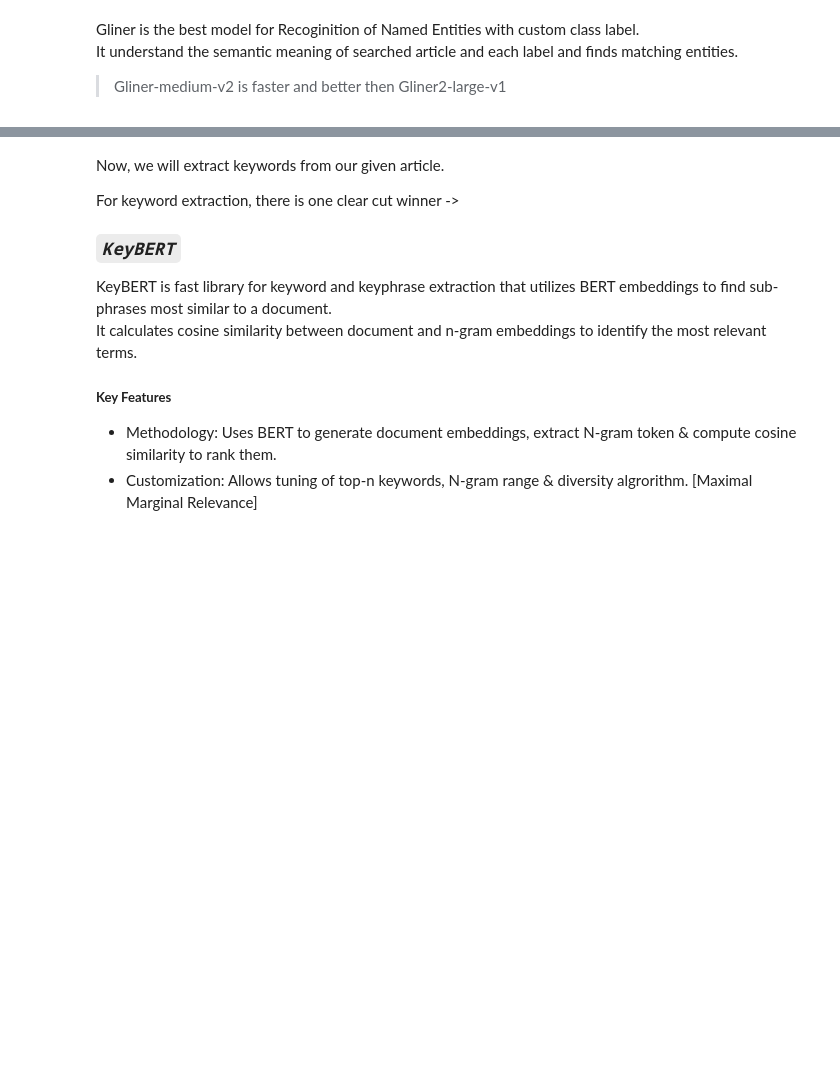
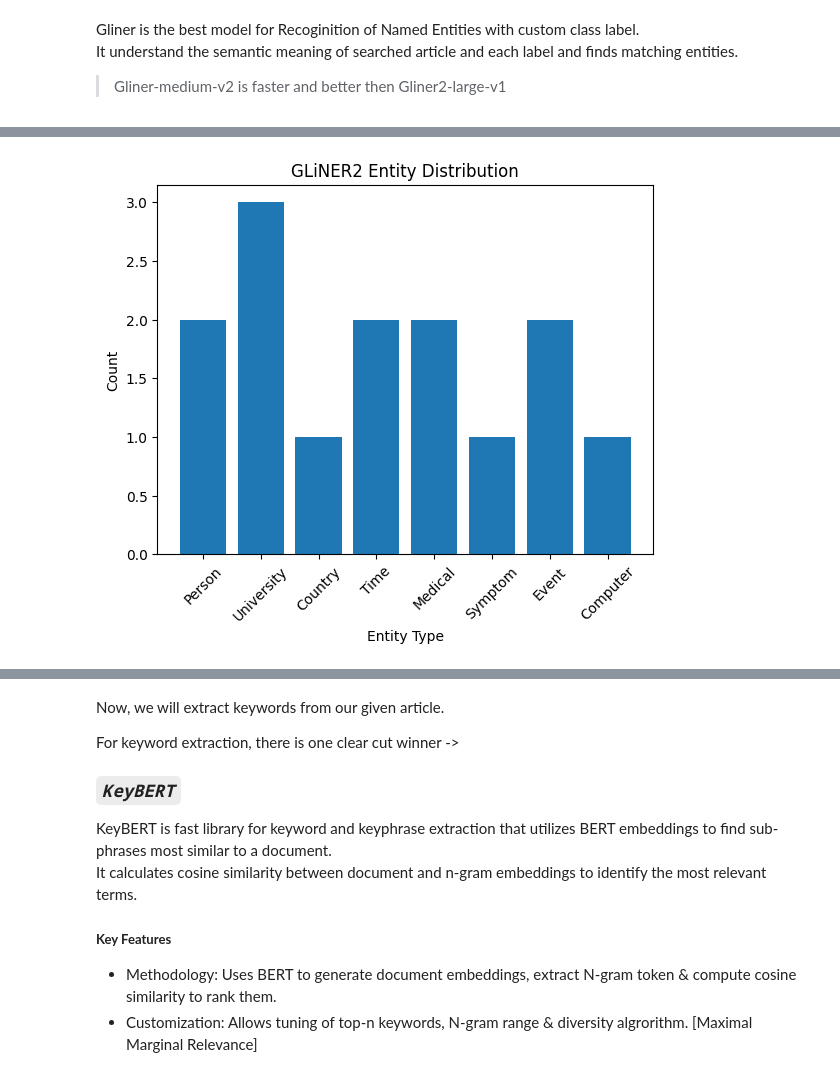
Before and after one commit to koelinkrishh/NewsLens---See-beyond-the-headline, a Jupyter notebook: Notebooks/5) NER.ipynb, the cells around one changed output, grey strips where cells are left out. Cells and saved outputs as stored; diff of their text form; code cells hidden in the pictures; blank space fills up the shorter version.

```diff
--- a/Notebooks/5) NER.ipynb
+++ b/Notebooks/5) NER.ipynb
@@ -178,0 +377,23 @@ It understand the semantic meaning of searched article and each label and finds
+# %%
+import matplotlib.pyplot as plt
+
+def plot_entity_distribution(gliner_output):
+    labels = []
+    counts = []
+
+    for label, ents in gliner_output["entities"].items():
+        if ents:
+            labels.append(label)
+            counts.append(len(ents))
+
+    plt.figure()
+    plt.bar(labels, counts)
+    plt.xlabel("Entity Type")
+    plt.ylabel("Count")
+    plt.title("GLiNER2 Entity Distribution")
+    plt.xticks(rotation=45)
+    plt.show()
+
+plot_entity_distribution(entities)
+# %% [output]
+[figure, added]
```
Also changed, not shown: parts of 13 cells of this notebook, 38 other files.
